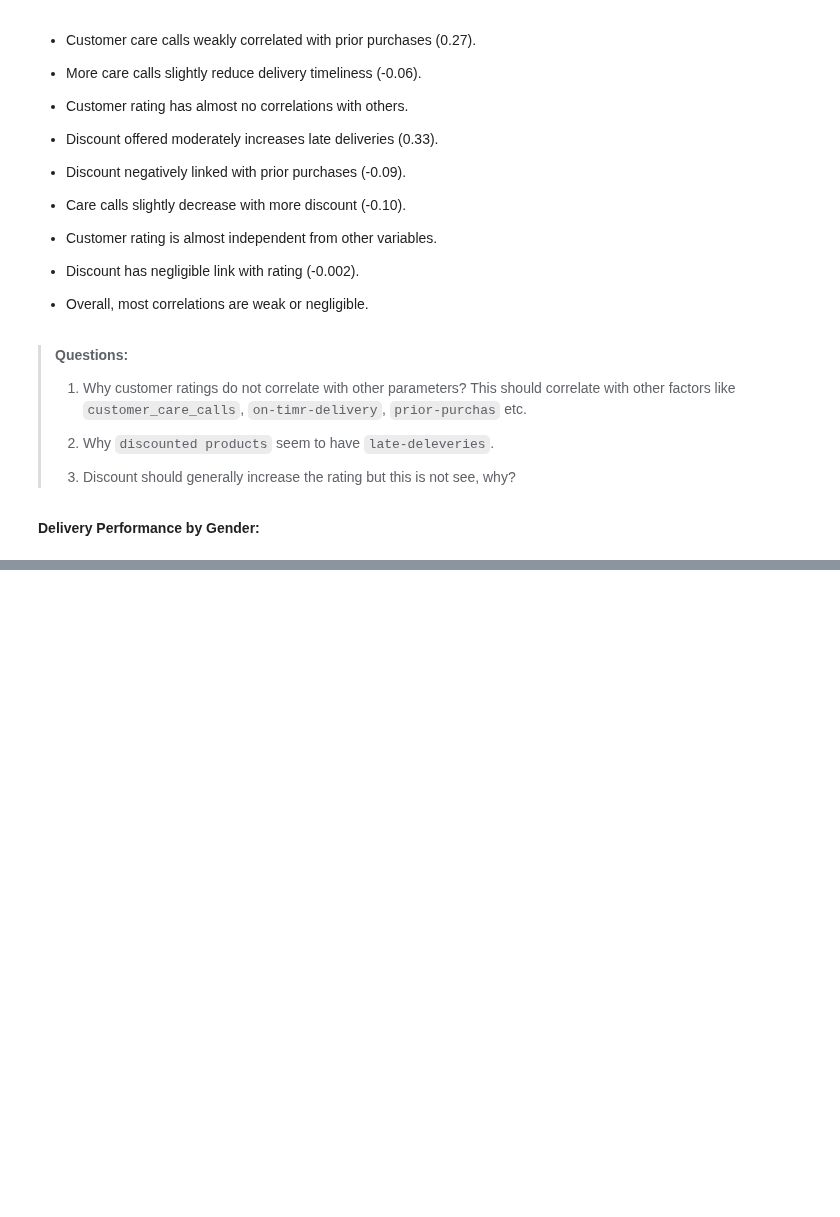
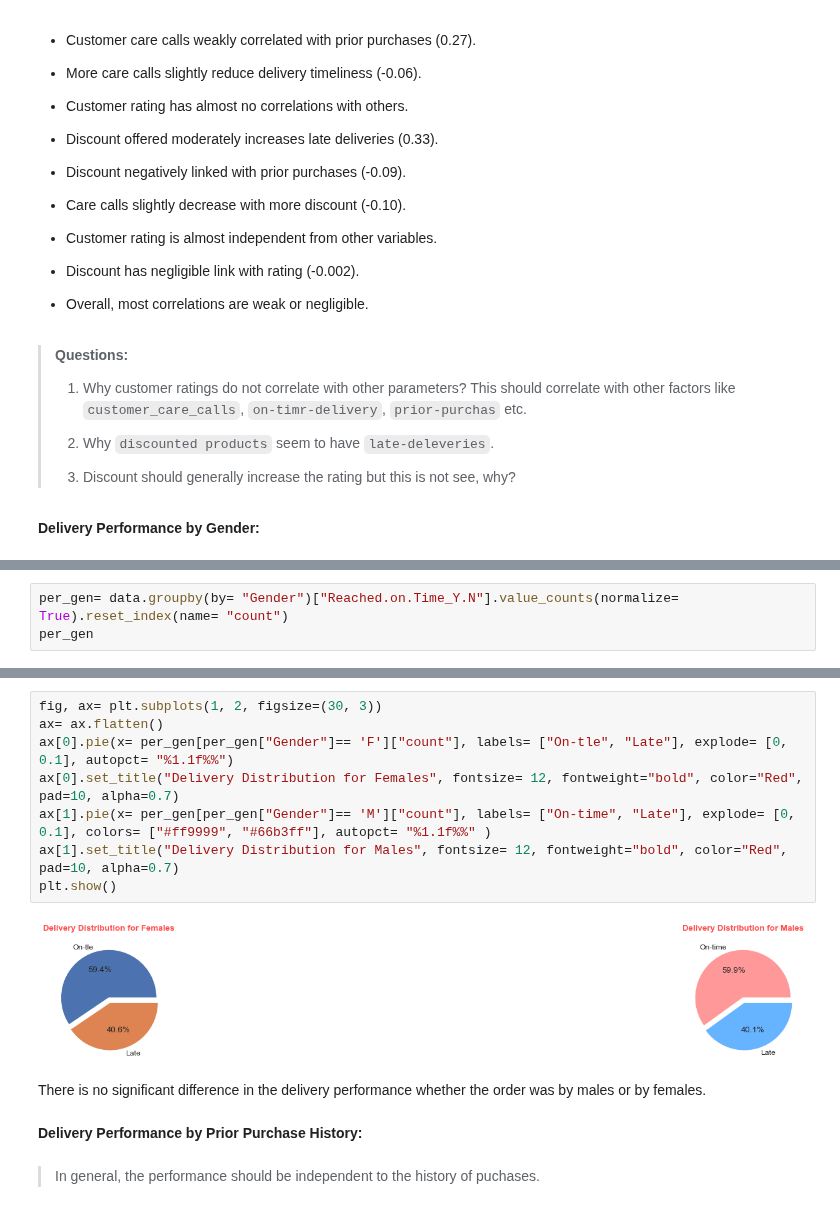
Before and after one commit to rajesh-coventry/Projects, a Jupyter notebook: 02_Data_Visuallization/05_E-Commerce_Shipping/01_delivery_performance_optimization.ipynb, the cells around one changed output, grey strips where cells are left out. Saved outputs shown, nothing was run; the diff lists cells and outputs as text; blank space fills up the shorter version.

```diff
--- a/02_Data_Visuallization/05_E-Commerce_Shipping/01_delivery_performance_optimization.ipynb
+++ b/02_Data_Visuallization/05_E-Commerce_Shipping/01_delivery_performance_optimization.ipynb
@@ -1283,0 +1292,3 @@ plt.show()
+# %%
+per_gen= data.groupby(by= "Gender")["Reached.on.Time_Y.N"].value_counts(normalize= True).reset_index(name= "count")
+per_gen
@@ -1283,0 +1301,16 @@ plt.show()
+# %%
+fig, ax= plt.subplots(1, 2, figsize=(30, 3))
+ax= ax.flatten()
+ax[0].pie(x= per_gen[per_gen["Gender"]== 'F']["count"], labels= ["On-tle", "Late"], explode= [0, 0.1], autopct= "%1.1f%%")
+ax[0].set_title("Delivery Distribution for Females", fontsize= 12, fontweight="bold", color="Red", pad=10, alpha=0.7)
+ax[1].pie(x= per_gen[per_gen["Gender"]== 'M']["count"], labels= ["On-time", "Late"], explode= [0, 0.1], colors= ["#ff9999", "#66b3ff"], autopct= "%1.1f%%" )
+ax[1].set_title("Delivery Distribution for Males", fontsize= 12, fontweight="bold", color="Red", pad=10, alpha=0.7)
+plt.show()
+# %% [output]
+[figure, added]
+# %% [markdown]
+There is no significant difference in the delivery performance whether the order was by males or by females.
+# %% [markdown]
+**Delivery Performance by Prior Purchase History:**
+# %% [markdown]
+> In general, the performance should be independent to the history of puchases.
```
Also changed, not shown: parts of 24 cells of this notebook.
